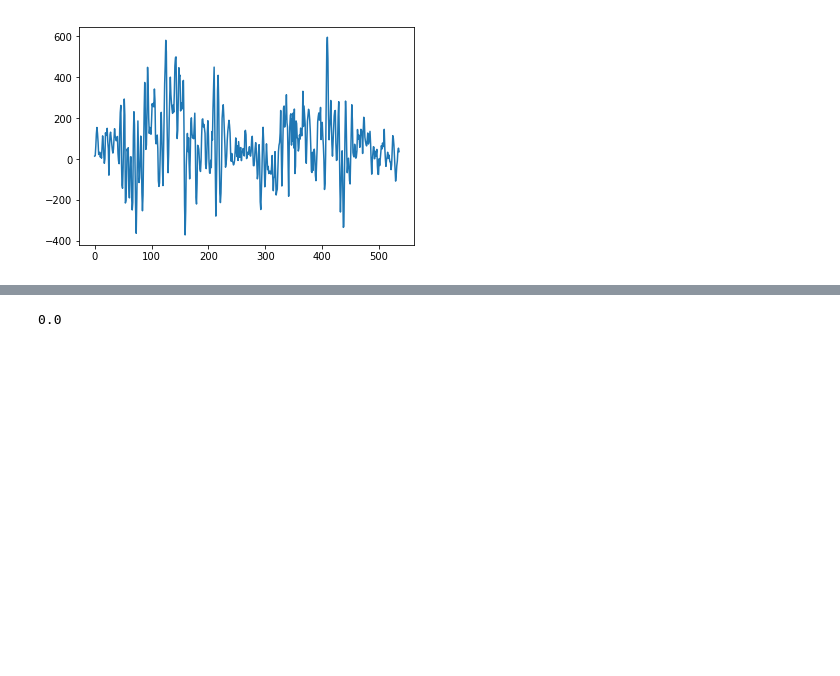
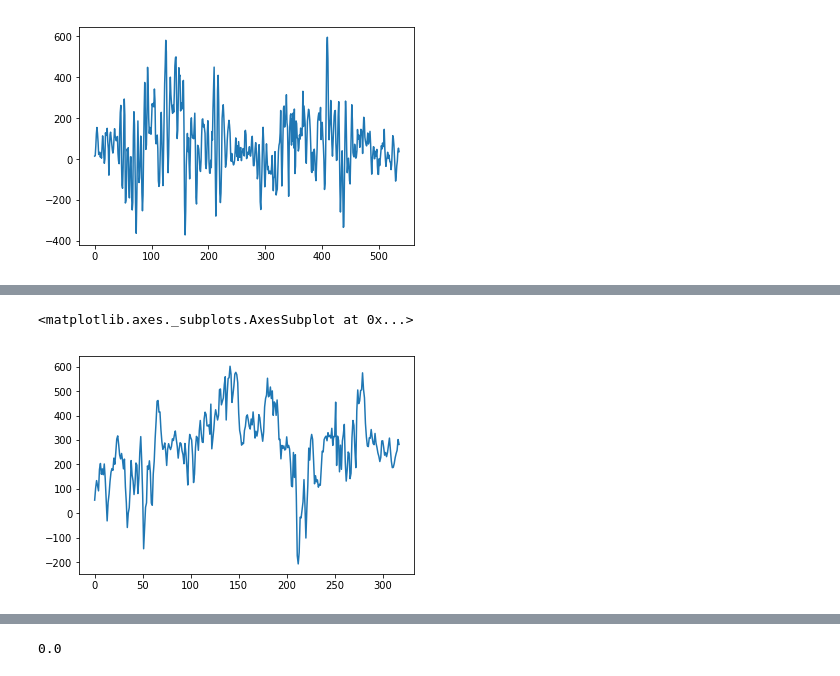
Before and after one commit to antoniomuso/PeterPen, a Jupyter notebook: data_processing/Untitled.ipynb, the cells around one changed output, grey strips where cells are left out. Drawn from its saved outputs; the diff is of its cells as text; code cells hidden in the pictures; blank space fills up the shorter version.

```diff
--- a/data_processing/Untitled.ipynb
+++ b/data_processing/Untitled.ipynb
@@ -65,0 +82,5 @@ DTWDistance(data_frame1.AcX, data_frame2.AcX)
+# %%
+data_frame3.AcY.plot.line()
+# %% [output]
+<matplotlib.axes._subplots.AxesSubplot at 0x...>
+[figure, added]
```
Also changed, not shown: parts of 7 cells of this notebook.
